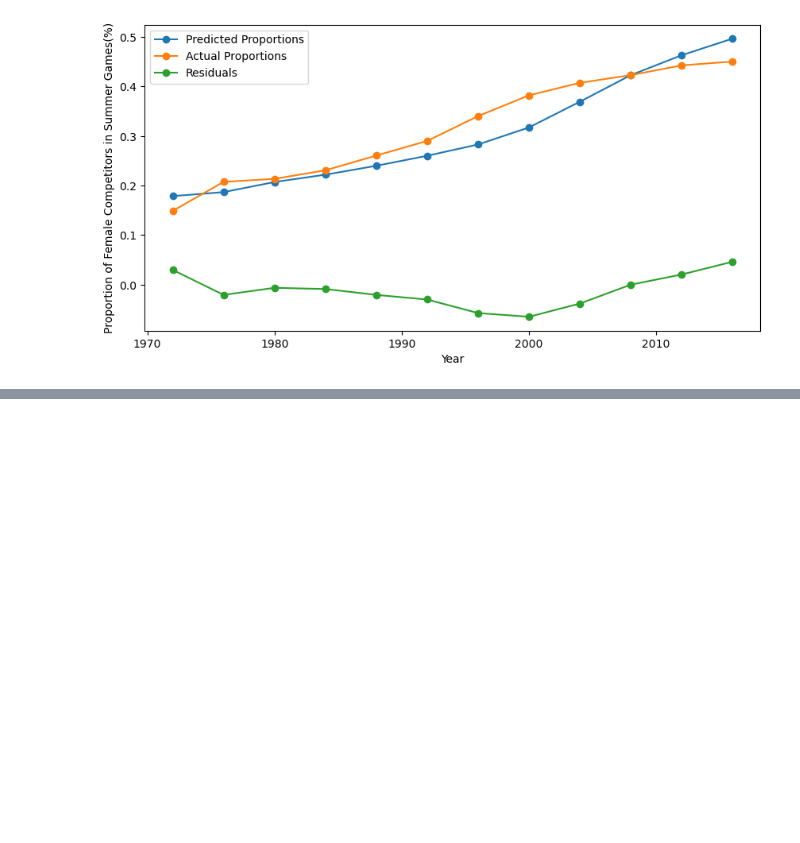
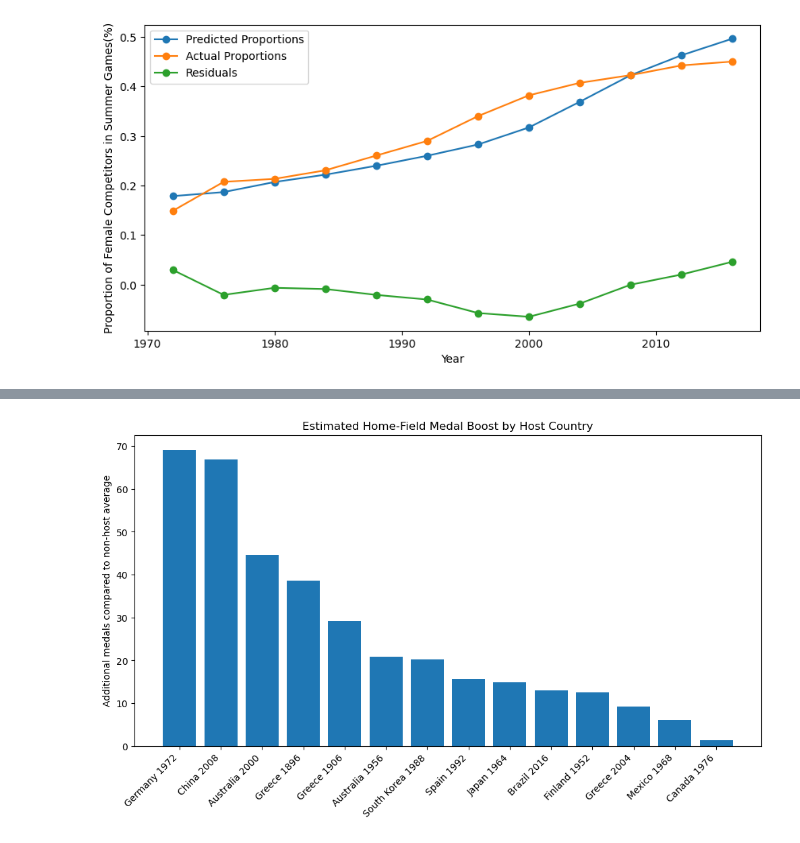
Before and after one commit to ahmed-52/ORIE-3120-Project, a Jupyter notebook: project.ipynb, the cells around one changed output, grey strips where cells are left out. Saved outputs shown, nothing was run; the diff lists cells and outputs as text; code cells hidden in the pictures; blank space fills up the shorter version.

```diff
--- a/project.ipynb
+++ b/project.ipynb
@@ -405,0 +448,23 @@ Name: pct, dtype: float64
+# %%
+results_df["Medal_Boost"] = results_df["Host_Year_Medals"] - results_df["Avg_Non_Host_Medals"]
+
+results_df["Percent_Boost"] = (
+    results_df["Medal_Boost"] / results_df["Avg_Non_Host_Medals"]
+) * 100
+
+results_df.sort_values("Medal_Boost", ascending=False)
+
+plot_df = results_df.sort_values("Medal_Boost", ascending=False)
+
+plt.figure(figsize=(12, 6))
+plt.bar(
+    plot_df["Host_Country"] + " " + plot_df["Year"].astype(str),
+    plot_df["Medal_Boost"]
+)
+
+plt.xticks(rotation=45, ha="right")
+plt.ylabel("Additional medals compared to non-host average")
+plt.title("Estimated Home-Field Medal Boost by Host Country")
+plt.show()
+# %% [output]
+[figure, added]
```
Also changed, not shown: parts of 5 cells of this notebook.
